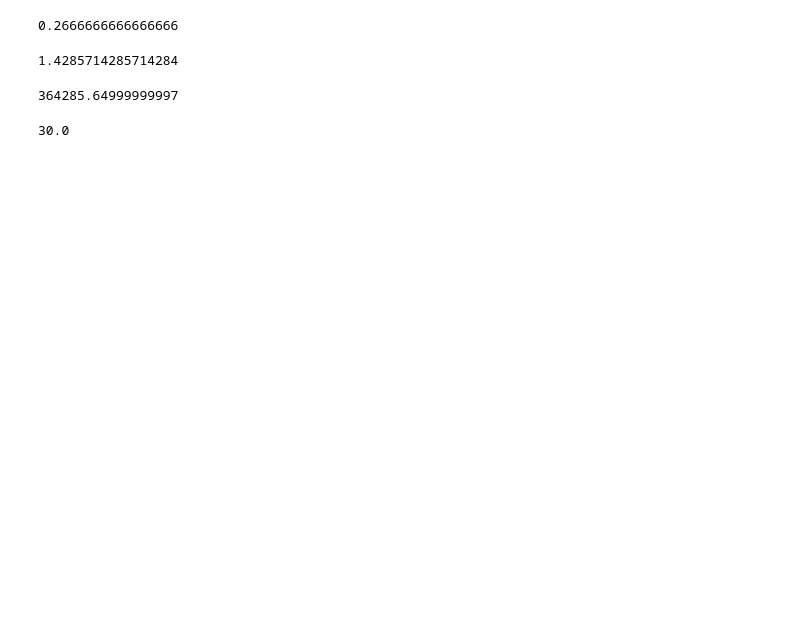
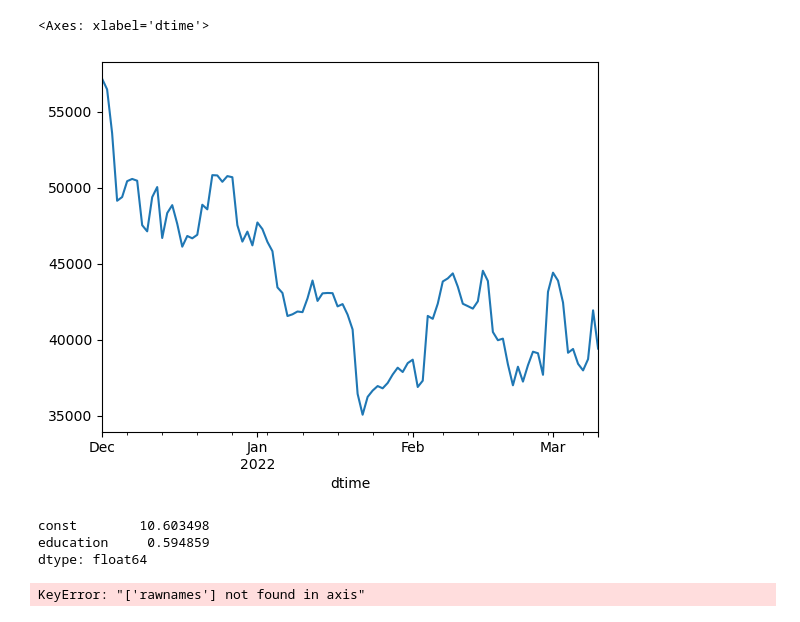
Before and after one commit to petarkabashki/pk-crypto-tools, a Jupyter notebook: research/BQN/stuff.ipynb, the cells around one changed output. Cells and saved outputs as stored; diff of their text form; code cells hidden in the pictures; blank space fills up the shorter version.

```diff
--- a/research/BQN/stuff.ipynb
+++ b/research/BQN/stuff.ipynb
@@ -1,21 +0,0 @@
-# %%
-bp = 150000
-cp = 190000
-
-cp/bp - 1
-# %% [output]
-0.2666666666666666
-# %%
-sp2015 = 2100
-spcur = 5100
-spcur / sp2015 - 1
-# %% [output]
-1.4285714285714284
-# %%
-bp * (1 + 1.428571)
-# %% [output]
-364285.64999999997
-# %%
-bp / 5000
-# %% [output]
-30.0
@@ -22,2 +9,40 @@ bp / 5000
+# %%
+PAIR = 'BTC_USDT'
+TIMEFRAME = '1d'
+
+EXCHANGE = 'binance'
+
+odf = pd.read_json(f'/media/mu6mula/Data/Crypto-Data-Feed/freq-user-data/data/{EXCHANGE}/{PAIR}-{TIMEFRAME}.json'
+# exchange = 'kucoin'
+# odf = pd.read_json(f'../../freq-user-data/data/{exchange}/futures/{pair}-{timeframe}-futures.json'
+).dropna().set_axis(['timestamp', 'open', 'high', 'low', 'close', 'volume'], axis=1
+).assign(dtime=lambda x: pd.to_datetime(x['timestamp'], unit='ms', utc=False)
+).drop('timestamp', axis=1
+).set_index('dtime')#.sort_index()
+
+ws = 700
+ww = 100
+y = odf.iloc[ws:ws+ww].close
+y.plot()
+# %% [output]
+<Axes: xlabel='dtime'>
+[figure, added]
+# %%
+dp = sm.datasets.get_rdataset("Duncan", "carData")
+Y = dp.data['income']
+X = dp.data['education']
+X = sm.add_constant(X)
+model = sm.OLS(Y,X)
+results = model.fit()
+results.params
+# %% [output]
+const        10.603498
+education     0.594859
+dtype: float64
+# %%
+df = dp.data[['income', 'education']].reset_index()
+df.drop(['rownames'],axis=1)
+# %% [output]
+KeyError: "['rawnames'] not found in axis"
 # %%
 120000 / 5000
```
Also changed, not shown: parts of 2 cells of this notebook, 4 other files.
